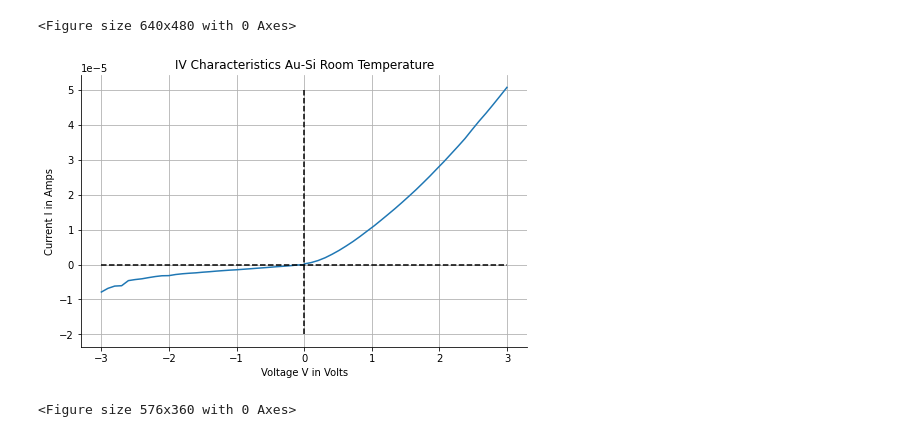
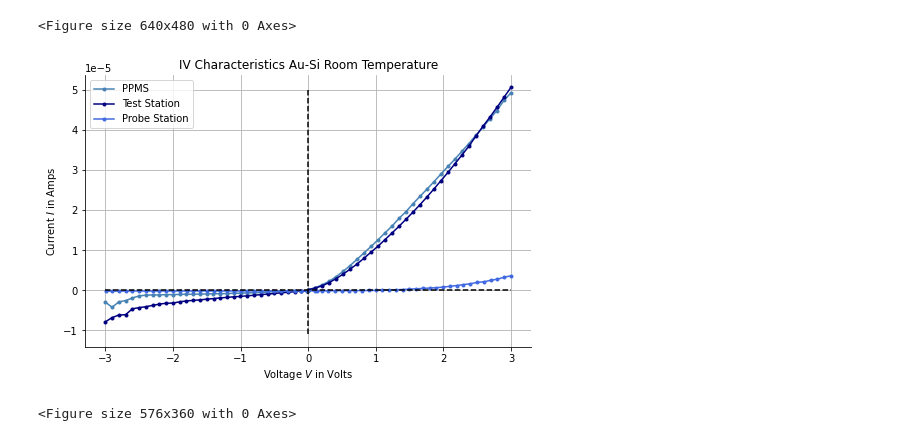
Before and after one commit to thevinhtran/547_Experimental, a Jupyter notebook: Plots/547 Plotting.ipynb, the cells around one changed output. Drawn from its saved outputs; the diff is of its cells as text; code cells hidden in the pictures.

```diff
--- a/Plots/547 Plotting.ipynb
+++ b/Plots/547 Plotting.ipynb
@@ -8,28 +8,48 @@ plt.figure(figsize=(8, 6), dpi=80)
 <Figure size 640x480 with 0 Axes>
 <Figure size 640x480 with 0 Axes>
 # %%
-df = pd.read_csv(r'/Users/vinhtran/Downloads/Combined.csv', header = None)
+df = pd.read_csv(r'/Users/vinhtran/PPMS.csv', header = None)
+df_2 = pd.read_csv(r'/Users/vinhtran/Downloads/Combined.csv', header = None)
+df_3 = pd.read_csv(r'/Users/vinhtran/Probe_Station.csv', header = None)
+
 data = pd.DataFrame.to_numpy(df)
+data2 = pd.DataFrame.to_numpy(df_2)
+data3 = pd.DataFrame.to_numpy(df_3)
+
 for i in range(31,len(data[:,0])):
     data[i,0] = data[i,0] - data[31,1]
 for i in range(31):
     data[i,0] = data[i,0] + data[31,1]
+
+for i in range(31,len(data2[:,0])):
+    data2[i,0] = data2[i,0] - data2[31,1]
+for i in range(31):
+    data2[i,0] = data2[i,0] + data2[31,1]
+
+for i in range(31,len(data3[:,0])):
+    data3[i,0] = data3[i,0] - data3[31,1]
+for i in range(31):
+    data3[i,0] = data3[i,0] + data3[31,1]
 # %%
 B = np.linspace(-3,3,50);
-C = np.linspace(-0.00002,0.00005,50);
+C = np.linspace(-0.000011,0.00005,50);
 A = np.zeros(50);
 # %%
-plt.plot(data[:,0], data[:,1])
+plt.plot(data[:,0], data[:,1], '.-', color = 'steelblue', label = 'PPMS')
+plt.plot(data2[:,0], data2[:,1], '.-', color = 'navy', label = 'Test Station')
+plt.plot(data3[:,0], data3[:,1], '.-', color = 'royalblue', label = 'Probe Station')
+
+plt.legend(loc = 0)
 plt.plot(B,A, '--', color = 'black')
 plt.plot(A,C, '--', color = 'black')
 plt.gca().spines['top'].set_visible(False)
 plt.gca().spines['right'].set_visible(False)
 #plt.grid()
-plt.xlabel("Voltage V in Volts")
-plt.ylabel("Current I in Amps")
+plt.xlabel("Voltage $V$ in Volts")
+plt.ylabel("Current $I$ in Amps")
 plt.grid()
 plt.title("IV Characteristics Au-Si Room Temperature")
-plt.savefig('plot-2.pdf')
+plt.savefig('All_Together.pdf')
 # %% [output]
-[figure, old version]
+[figure, new version]
 # %%
```
Also changed, not shown: parts of 2 cells of this notebook.
